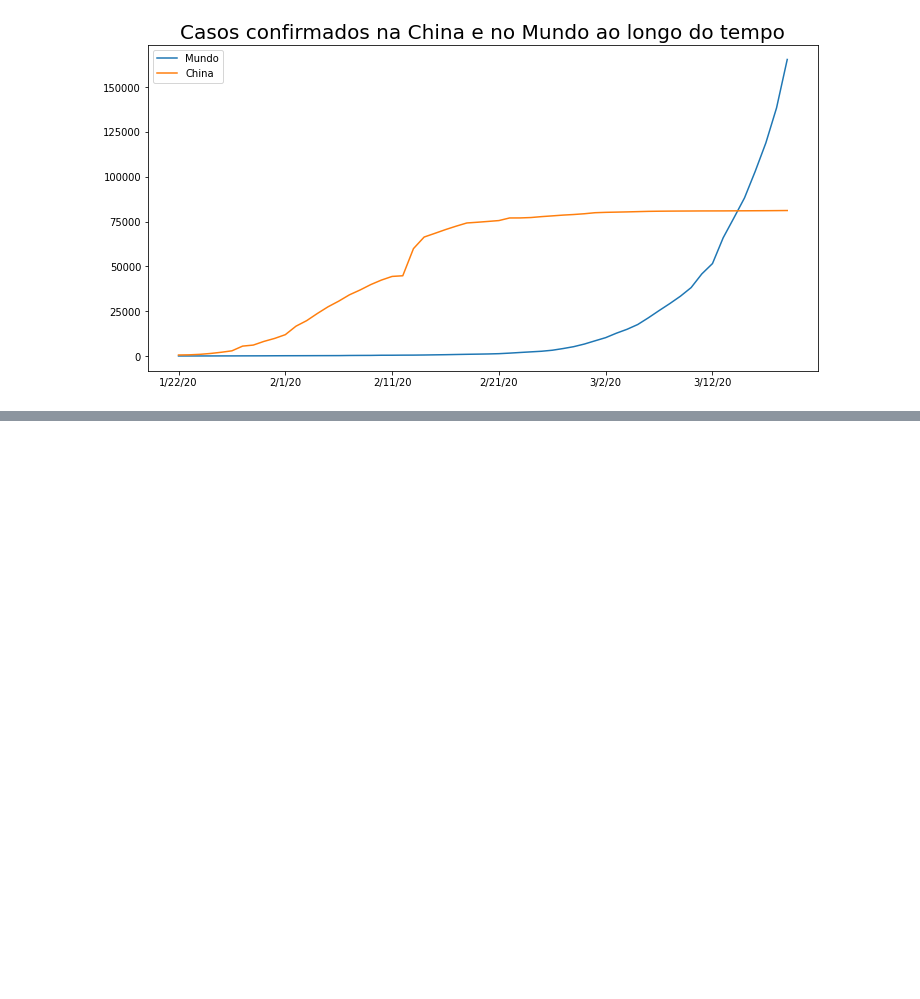
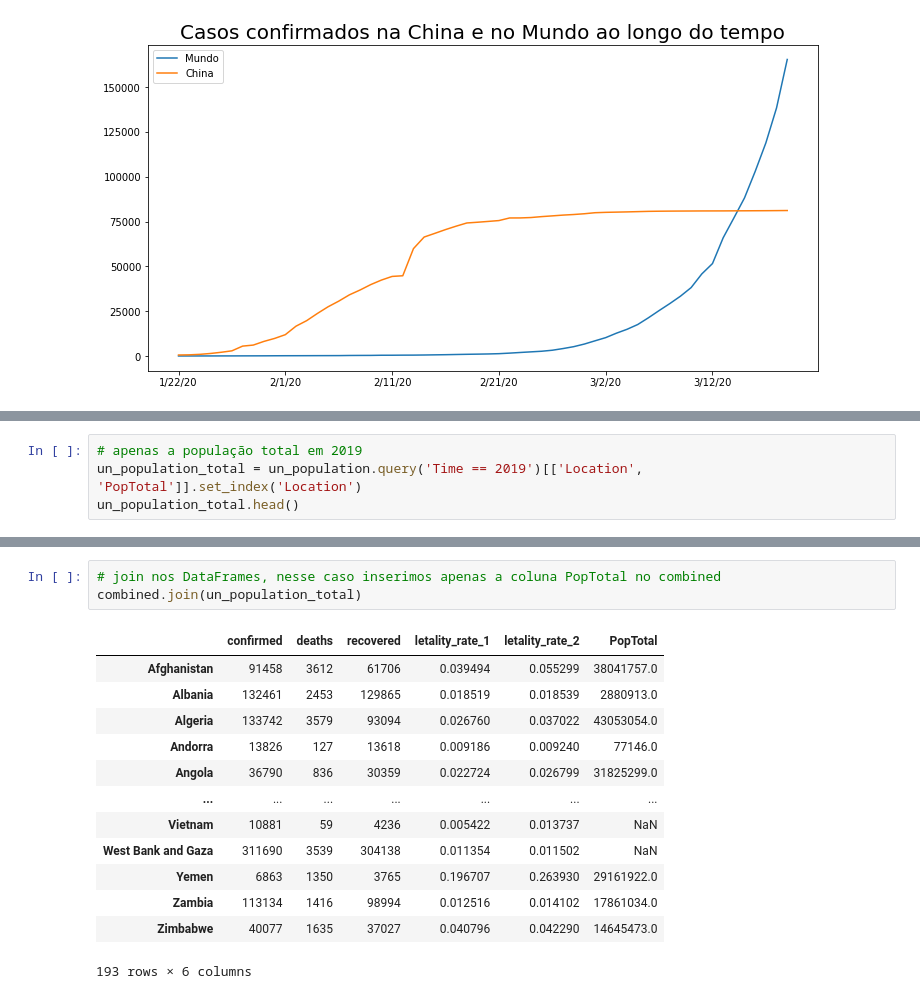
Before and after one commit to jordanfalcao/data-analytics, a Jupyter notebook: Saúde e Medicina/Visualização de Dados - Saúde e Medicina/Data_Science_e_Saúde.ipynb, the cells around one changed output, grey strips where cells are left out. Drawn from its saved outputs; the diff is of its cells as text; blank space fills up the shorter version.

```diff
--- a/Saúde e Medicina/Visualização de Dados - Saúde e Medicina/Data_Science_e_Saúde.ipynb
+++ b/Saúde e Medicina/Visualização de Dados - Saúde e Medicina/Data_Science_e_Saúde.ipynb
@@ -650,0 +703,4 @@ plt.show()
+# %%
+# apenas a população total em 2019
+un_population_total = un_population.query('Time == 2019')[['Location', 'PopTotal']].set_index('Location')
+un_population_total.head()
@@ -650,0 +720,17 @@ plt.show()
+# %%
+# join nos DataFrames, nesse caso inserimos apenas a coluna PopTotal no combined
+combined.join(un_population_total)
+# %% [output]
+|  | confirmed | deaths | recovered | letality_rate_1 | letality_rate_2 | PopTotal |
+| Afghanistan | 91458 | 3612 | 61706 | 0.039494 | 0.055299 | 38041757.0 |
+| Albania | 132461 | 2453 | 129865 | 0.018519 | 0.018539 | 2880913.0 |
+| Algeria | 133742 | 3579 | 93094 | 0.026760 | 0.037022 | 43053054.0 |
+| Andorra | 13826 | 127 | 13618 | 0.009186 | 0.009240 | 77146.0 |
+| Angola | 36790 | 836 | 30359 | 0.022724 | 0.026799 | 31825299.0 |
+| ... | ... | ... | ... | ... | ... | ... |
+| Vietnam | 10881 | 59 | 4236 | 0.005422 | 0.013737 | NaN |
+| West Bank and Gaza | 311690 | 3539 | 304138 | 0.011354 | 0.011502 | NaN |
+| Yemen | 6863 | 1350 | 3765 | 0.196707 | 0.263930 | 29161922.0 |
+| Zambia | 113134 | 1416 | 98994 | 0.012516 | 0.014102 | 17861034.0 |
+| Zimbabwe | 40077 | 1635 | 37027 | 0.040796 | 0.042290 | 14645473.0 |
+193 rows × 6 columns
```
Also changed, not shown: parts of 17 cells of this notebook, 1 other file.
